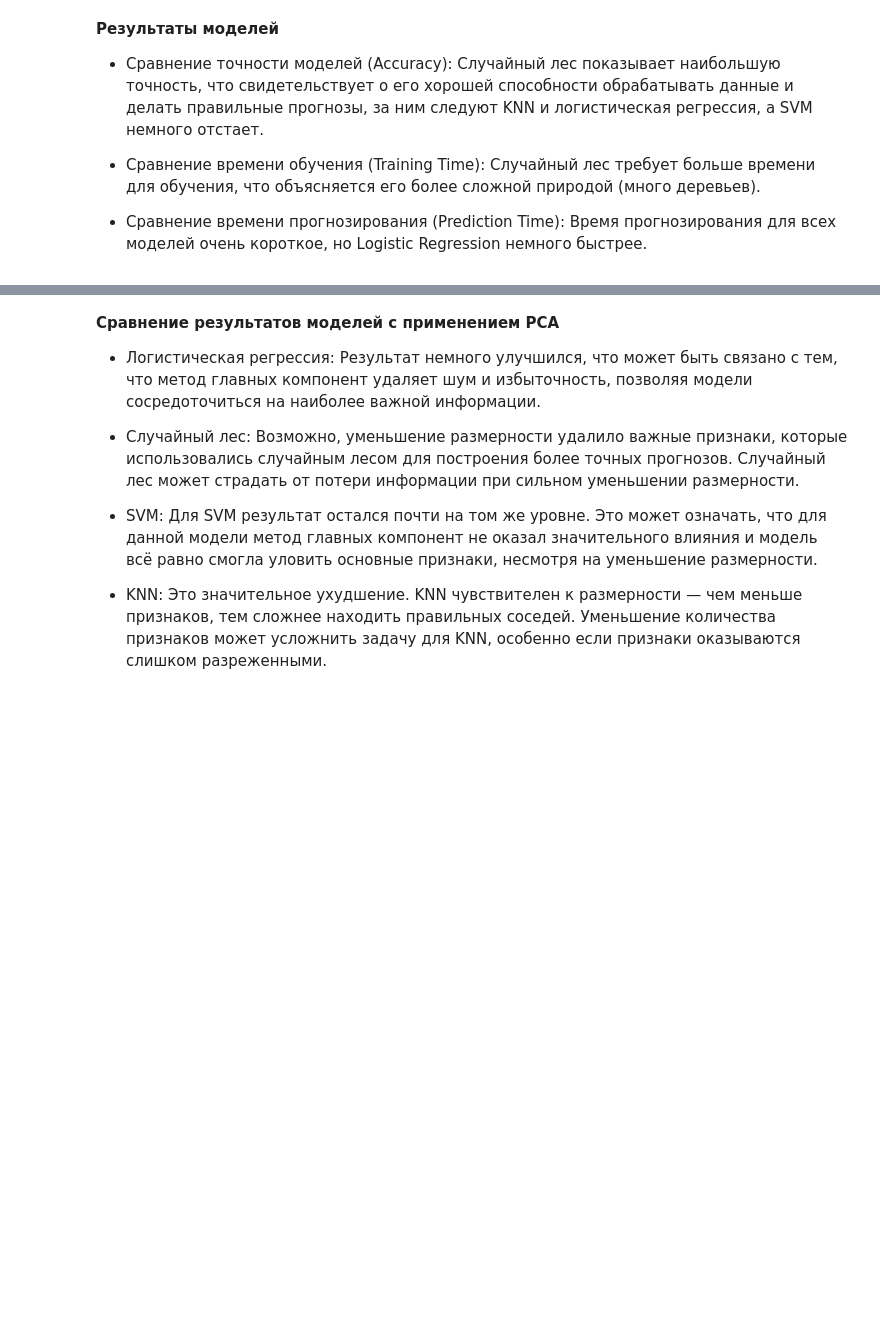
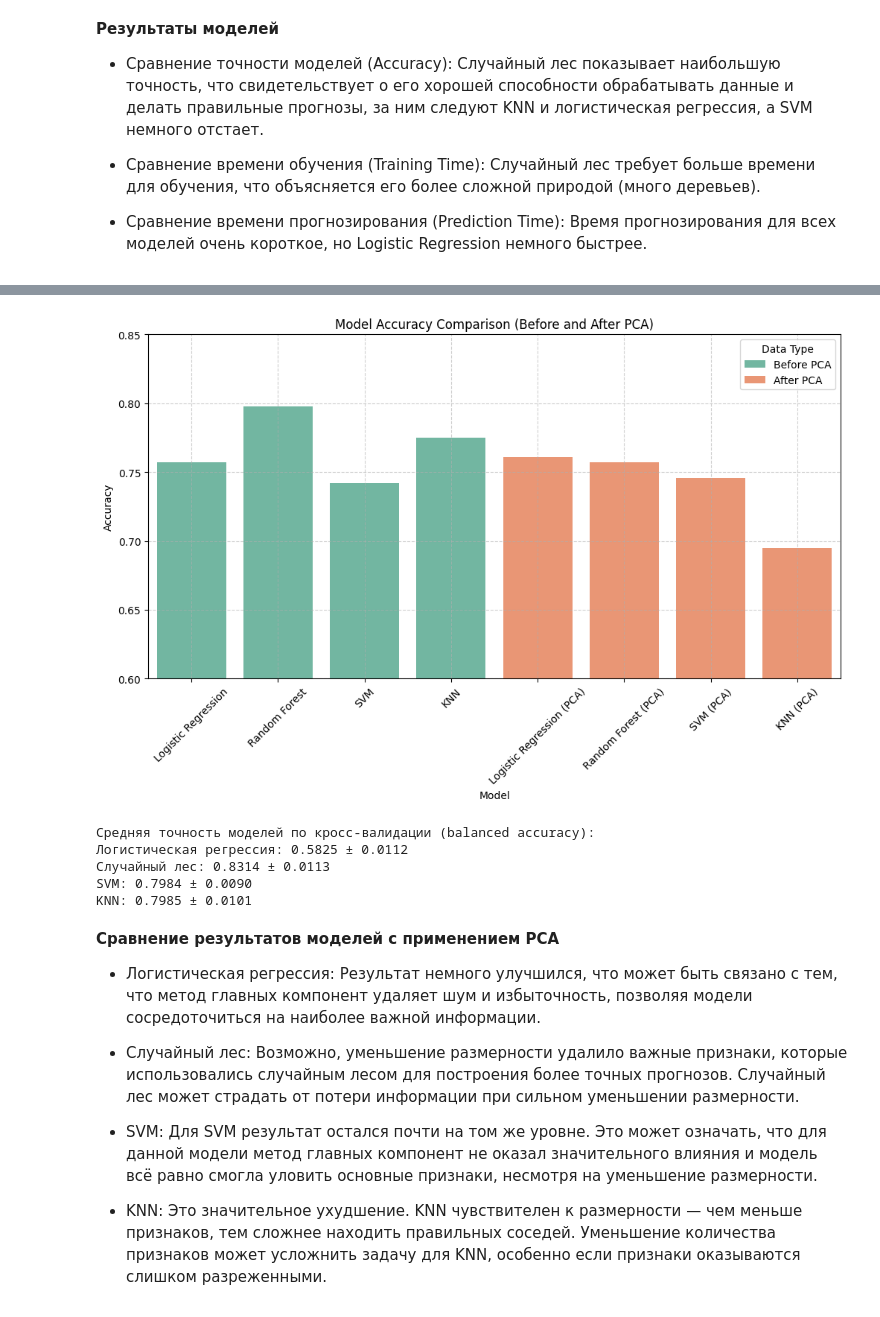
Before and after one commit to AngelinaYakubovskaya/spbu-python-course, a Jupyter notebook: project/Classification.ipynb, the cells around one changed output, grey strips where cells are left out. Cells and saved outputs as stored; diff of their text form; code cells hidden in the pictures; blank space fills up the shorter version.

```diff
--- a/project/Classification.ipynb
+++ b/project/Classification.ipynb
@@ -423,3 +450,37 @@ KNN: 0.6986 ± 0.0402
+# %%
+# Объединение данных до и после PCA
+combined_results_df = pd.DataFrame({
+    "Model": ["Logistic Regression", "Random Forest", "SVM", "KNN",
+              "Logistic Regression (PCA)", "Random Forest (PCA)", "SVM (PCA)", "KNN (PCA)"],
+    "Accuracy": [0.757, 0.798, 0.742, 0.775, 0.761, 0.757, 0.746, 0.695],
+    "Type": ["Before PCA"] * 4 + ["After PCA"] * 4
+})
+
+# График для сравнения моделей до и после PCA
+plt.figure(figsize=(12, 6))
+sns.barplot(x="Model", y="Accuracy", hue="Type", data=combined_results_df, palette="Set2")
+plt.title("Model Accuracy Comparison (Before and After PCA)")
+plt.xticks(rotation=45)
+plt.ylim(0.6, 0.85)  # Для более удобного сравнения
+plt.ylabel("Accuracy")
+plt.xlabel("Model")
+plt.legend(title="Data Type")
+plt.grid(True, linestyle='--', alpha=0.6)
+plt.show()
+# %% [output]
+[figure, added]
+# %%
+# Сравнение моделей по кросс-валидации
+print("\nСредняя точность моделей по кросс-валидации (balanced accuracy):")
+for name, model in best_models.items():
+    scores = cross_val_score(model, X_train, y_train, cv=5, scoring="balanced_accuracy")
+    print(f"{name}: {scores.mean():.4f} ± {scores.std():.4f}")
+# %% [output]
+Средняя точность моделей по кросс-валидации (balanced accuracy):
+Логистическая регрессия: 0.5825 ± 0.0112
+Случайный лес: 0.8314 ± 0.0113
+SVM: 0.7984 ± 0.0090
+KNN: 0.7985 ± 0.0101
 # %% [markdown]
 **Сравнение результатов моделей с применением PCA**
 - Логистическая регрессия:
```
Also changed, not shown: parts of 19 cells of this notebook.
